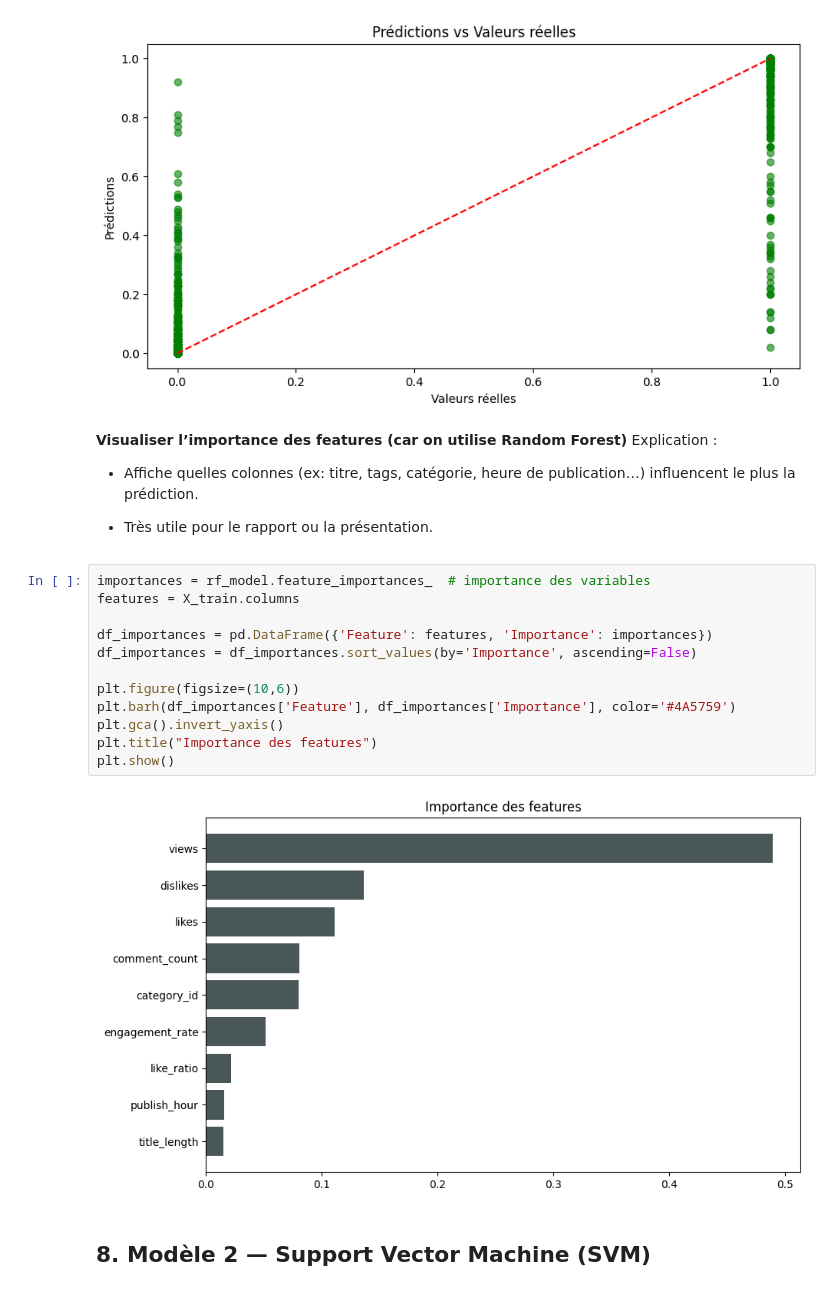
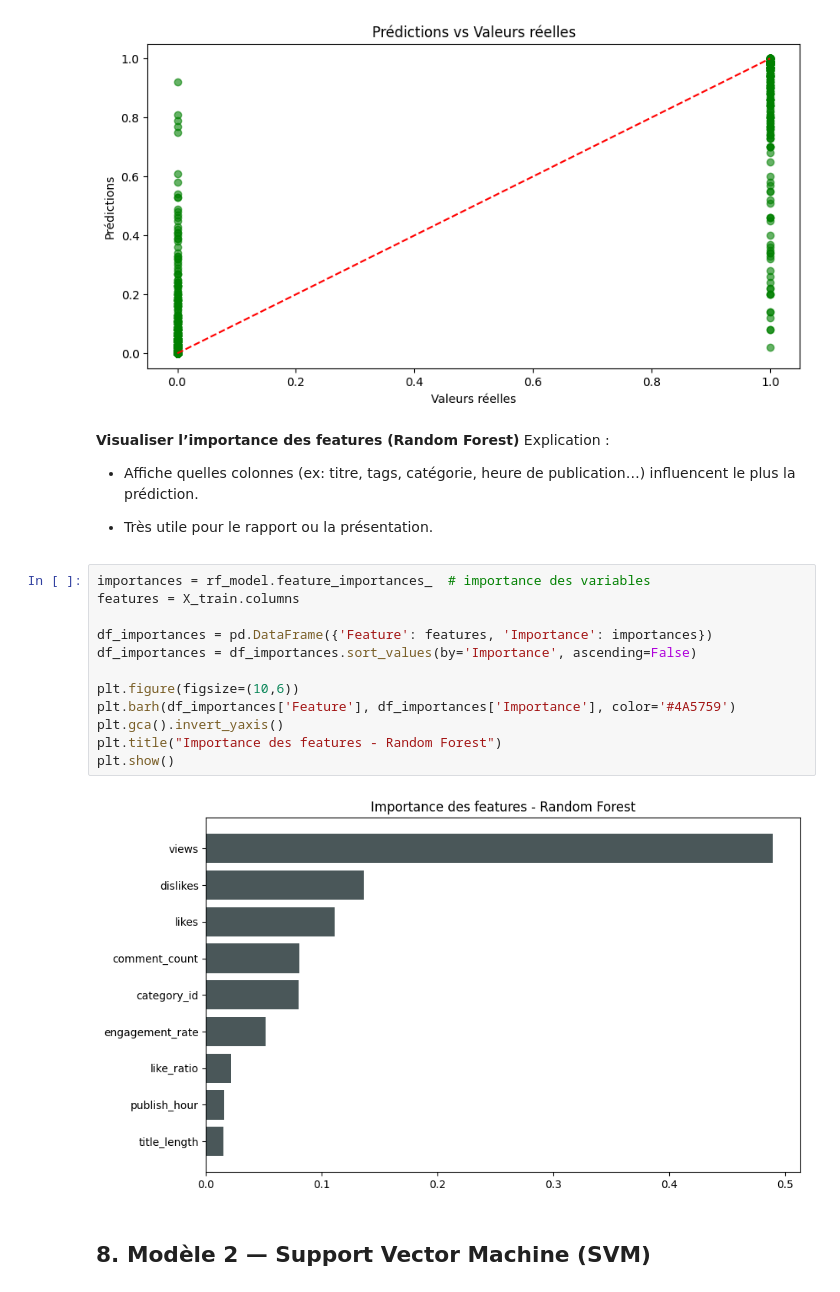
Before and after one commit to Fadila04/classification-IA, a Jupyter notebook: projet-ml-youtube-trending-68b010e7b5bc2532236423.ipynb, the cells around one changed output. Drawn from its saved outputs; the diff is of its cells as text.

```diff
--- a/projet-ml-youtube-trending-68b010e7b5bc2532236423.ipynb
+++ b/projet-ml-youtube-trending-68b010e7b5bc2532236423.ipynb
@@ -600,7 +645,7 @@ plt.show()
 # %% [output]
 [figure]
 # %% [markdown]
-**Visualiser l’importance des features (car on  utilise Random Forest)**
+**Visualiser l’importance des features (Random Forest)**
 Explication :
 
 - Affiche quelles colonnes (ex: titre, tags, catégorie, heure de publication…) influencent le plus la prédiction.
@@ -609,17 +654,17 @@ Explication :
 # %%
 importances = rf_model.feature_importances_  # importance des variables
 features = X_train.columns
 
 df_importances = pd.DataFrame({'Feature': features, 'Importance': importances})
 df_importances = df_importances.sort_values(by='Importance', ascending=False)
 
 plt.figure(figsize=(10,6))
 plt.barh(df_importances['Feature'], df_importances['Importance'], color='#4A5759')
 plt.gca().invert_yaxis()
-plt.title("Importance des features")
+plt.title("Importance des features - Random Forest")
 plt.show()
 # %% [output]
-[figure, old version]
+[figure, new version]
 # %% [markdown]
 ## 8. Modèle 2 — Support Vector Machine (SVM)
 # %% [markdown]
```
Also changed, not shown: parts of 6 cells of this notebook.
